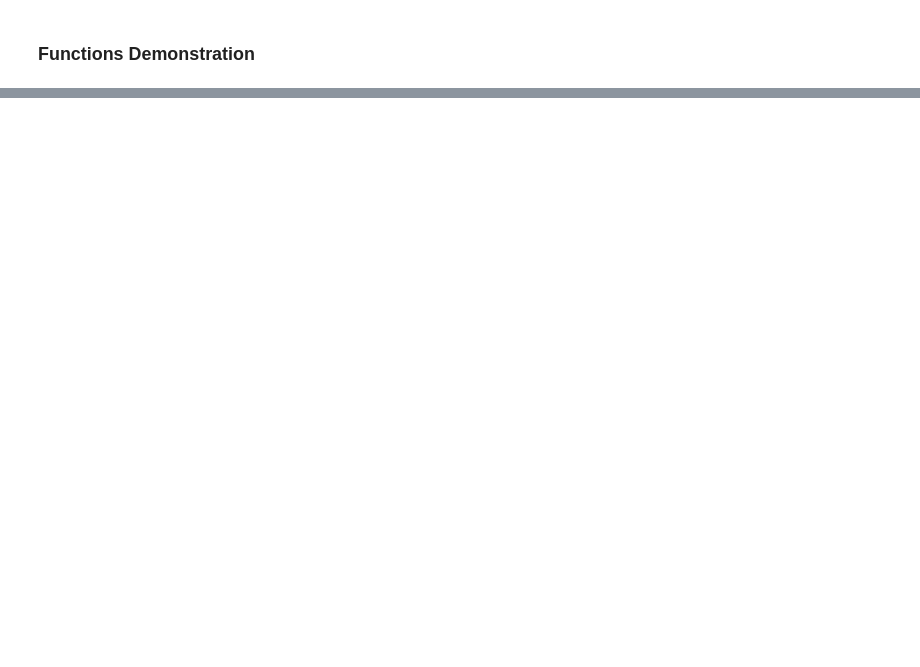
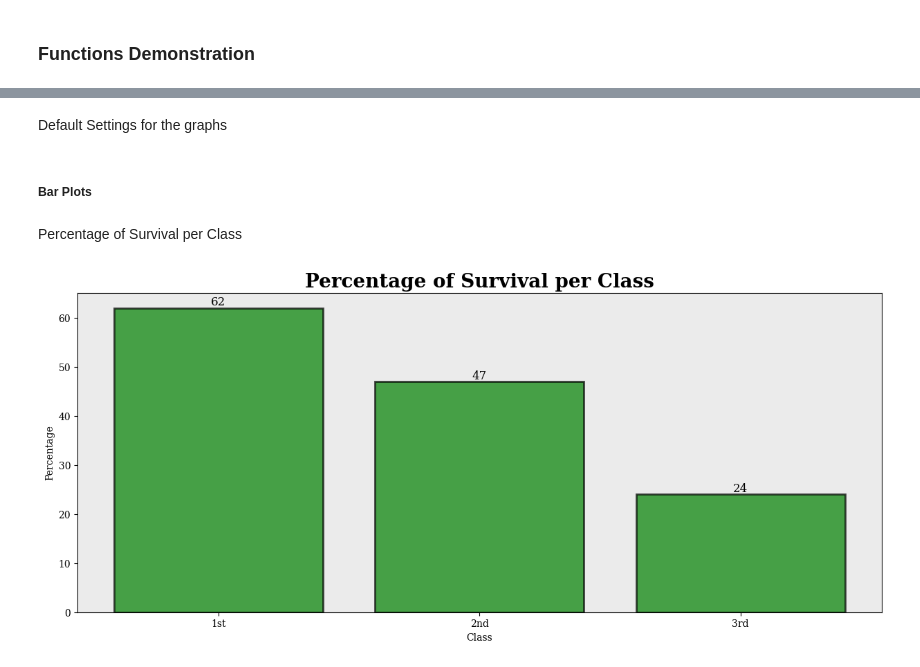
Before and after one commit to Abigor111/SunTzu, a Jupyter notebook: examples/Titanic_Data_Analysis.ipynb, the cells around one changed output, grey strips where cells are left out. Saved outputs shown, nothing was run; the diff lists cells and outputs as text; code cells hidden in the pictures; blank space fills up the shorter version.

```diff
--- a/examples/Titanic_Data_Analysis.ipynb
+++ b/examples/Titanic_Data_Analysis.ipynb
@@ -62,0 +406,3 @@ Line Plots
+# %%
+cleaning = cleaning[['Honorofics','Name','Surname', 'Age', 'Sex', 'SibSp', 'Parch', 'Pclass', 'Ticket', 'Fare', 'Embarked', 'Survived']]
+cleaning.head()
@@ -62,0 +440,2 @@ Line Plots
+# %%
+statistics = snt.start_Statistics(cleaning)
@@ -62,0 +460,32 @@ Line Plots
+# %%
+visualization = snt.start_Visualization(statistics)
+settings = snt.change_Settings()
+# %% [markdown]
+Default Settings for the graphs
+# %%
+settings.increase_graph_size(15, 6)
+settings.set_title_settings(size=20)
+settings.set_labels_settings()
+settings.set_grid()
+# %% [markdown]
+##### **Bar Plots**
+# %% [markdown]
+Percentage of Survival per Class
+# %%
+srbc = visualization.groupby('Pclass')['Survived'].mean().reset_index() # srbc stands for survival_rate_by_class
+srbc['Survived'] = [int(rate * 100) for rate in srbc['Survived']]
+srbc["Pclass"] = srbc["Pclass"].astype(str)
+new_names_for_port_of_embarkation = {'1': '1st', '2': '2nd', '3': '3rd'}
+srbc['Pclass'] = srbc['Pclass'].map(new_names_for_port_of_embarkation)
+srbc = snt.start_Visualization(srbc)
+srbc = srbc.barplot(
+    "Pclass",
+    "Survived",
+    title="Percentage of Survival per Class",
+    xlabel="Class",
+    ylabel="Percentage"
+)
+srbc = settings.change_bar_colors(srbc, ["green"], alpha=0.7)
+srbc = settings.show_bar_values(srbc)
+# %% [output]
+[figure, added]
```
Also changed, not shown: parts of 109 cells of this notebook, 10 other files.
